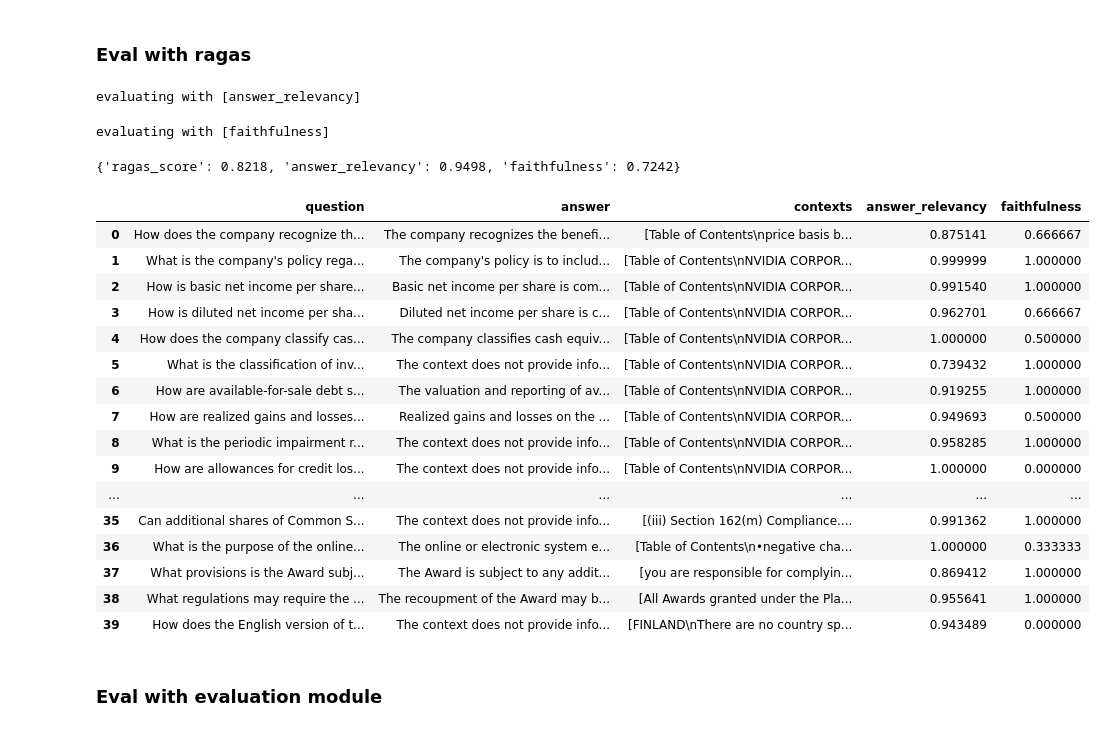
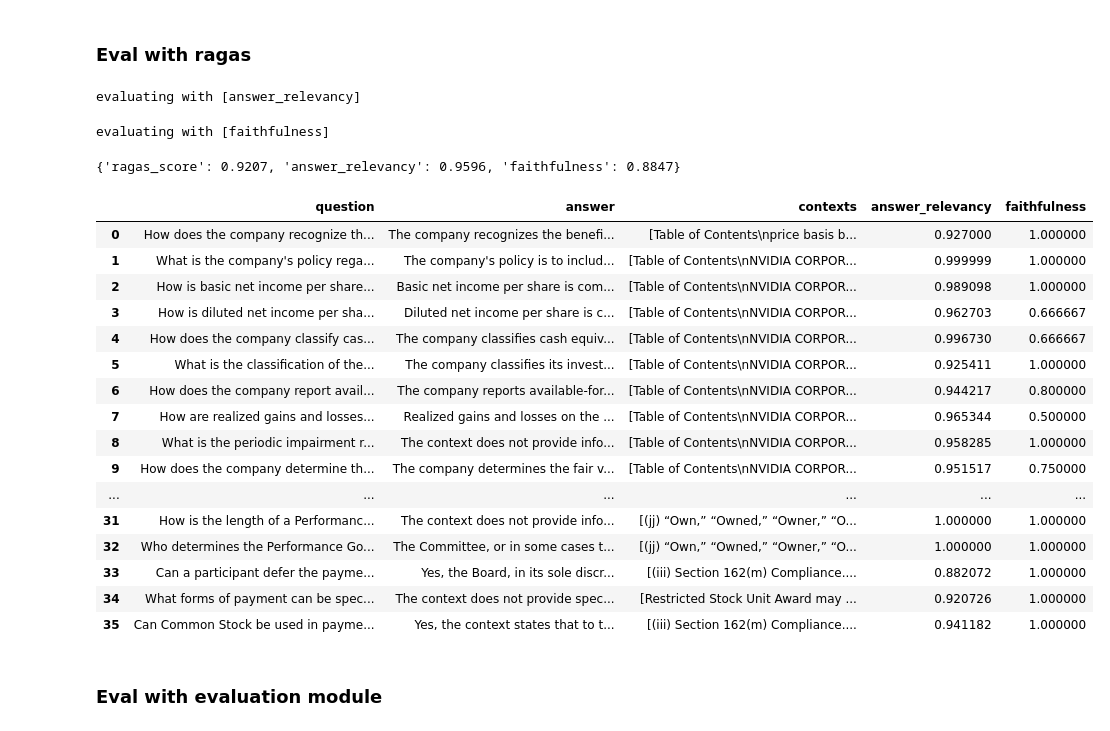
Before and after one commit to wenqiglantz/nvidia-sec-finetuning, a Jupyter notebook: nvidia_sec_finetuning.ipynb, the cells around one changed output. Drawn from its saved outputs; the diff is of its cells as text; code cells hidden in the pictures.

```diff
--- a/nvidia_sec_finetuning.ipynb
+++ b/nvidia_sec_finetuning.ipynb
@@ -411,8 +426,7 @@ from llama_index.callbacks import OpenAIFineTuningHandler
 from llama_index.callbacks import CallbackManager
 
 ft_context = ServiceContext.from_defaults(
-    llm=ft_llm,
-    context_window=2048,  # limit the context window artifically to test refine process
+    llm=ft_llm
 )
 # %%
 questions = []
@@ -448,28 +462,33 @@ ds = Dataset.from_dict(
 
 result = evaluate(ds, [answer_relevancy, faithfulness])
 print(result)
-result.to_pandas()
 # %% [output]
 evaluating with [answer_relevancy]
 evaluating with [faithfulness]
-{'ragas_score': 0.8218, 'answer_relevancy': 0.9498, 'faithfulness': 0.7242}
+{'ragas_score': 0.9207, 'answer_relevancy': 0.9596, 'faithfulness': 0.8847}
-|  | question | answer | contexts | answer_relevancy | faithfulness |
-| 0 | How does the company recognize th... | The company recognizes the benefi... | [Table of Contents\nprice basis b... | 0.875141 | 0.666667 |
-| 1 | What is the company's policy rega... | The company's policy is to includ... | [Table of Contents\nNVIDIA CORPOR... | 0.999999 | 1.000000 |
-| 2 | How is basic net income per share... | Basic net income per share is com... | [Table of Contents\nNVIDIA CORPOR... | 0.991540 | 1.000000 |
-| 3 | How is diluted net income per sha... | Diluted net income per share is c... | [Table of Contents\nNVIDIA CORPOR... | 0.962701 | 0.666667 |
-| 4 | How does the company classify cas... | The company classifies cash equiv... | [Table of Contents\nNVIDIA CORPOR... | 1.000000 | 0.500000 |
-| 5 | What is the classification of inv... | The context does not provide info... | [Table of Contents\nNVIDIA CORPOR... | 0.739432 | 1.000000 |
-| 6 | How are available-for-sale debt s... | The valuation and reporting of av... | [Table of Contents\nNVIDIA CORPOR... | 0.919255 | 1.000000 |
-| 7 | How are realized gains and losses... | Realized gains and losses on the ... | [Table of Contents\nNVIDIA CORPOR... | 0.949693 | 0.500000 |
-| 8 | What is the periodic impairment r... | The context does not provide info... | [Table of Contents\nNVIDIA CORPOR... | 0.958285 | 1.000000 |
-| 9 | How are allowances for credit los... | The context does not provide info... | [Table of Contents\nNVIDIA CORPOR... | 1.000000 | 0.000000 |
-| ... | ... | ... | ... | ... | ... |
-| 35 | Can additional shares of Common S... | The context does not provide info... | [(iii) Section 162(m) Compliance.... | 0.991362 | 1.000000 |
-| 36 | What is the purpose of the online... | The online or electronic system e... | [Table of Contents\n•negative cha... | 1.000000 | 0.333333 |
-| 37 | What provisions is the Award subj... | The Award is subject to any addit... | [you are responsible for complyin... | 0.869412 | 1.000000 |
-| 38 | What regulations may require the ... | The recoupment of the Award may b... | [All Awards granted under the Pla... | 0.955641 | 1.000000 |
-| 39 | How does the English version of t... | The context does not provide info... | [FINLAND\nThere are no country sp... | 0.943489 | 0.000000 |
+# %%
+import pandas as pd
+
+pd.set_option('display.max_colwidth', 200)
+result.to_pandas()
+# %% [output]
+|  | question | answer | contexts | answer_relevancy | faithfulness |
+| 0 | How does the company recognize th... | The company recognizes the benefi... | [Table of Contents\nprice basis b... | 0.927000 | 1.000000 |
+| 1 | What is the company's policy rega... | The company's policy is to includ... | [Table of Contents\nNVIDIA CORPOR... | 0.999999 | 1.000000 |
+| 2 | How is basic net income per share... | Basic net income per share is com... | [Table of Contents\nNVIDIA CORPOR... | 0.989098 | 1.000000 |
+| 3 | How is diluted net income per sha... | Diluted net income per share is c... | [Table of Contents\nNVIDIA CORPOR... | 0.962703 | 0.666667 |
+| 4 | How does the company classify cas... | The company classifies cash equiv... | [Table of Contents\nNVIDIA CORPOR... | 0.996730 | 0.666667 |
+| 5 | What is the classification of the... | The company classifies its invest... | [Table of Contents\nNVIDIA CORPOR... | 0.925411 | 1.000000 |
+| 6 | How does the company report avail... | The company reports available-for... | [Table of Contents\nNVIDIA CORPOR... | 0.944217 | 0.800000 |
+| 7 | How are realized gains and losses... | Realized gains and losses on the ... | [Table of Contents\nNVIDIA CORPOR... | 0.965344 | 0.500000 |
+| 8 | What is the periodic impairment r... | The context does not provide info... | [Table of Contents\nNVIDIA CORPOR... | 0.958285 | 1.000000 |
+| 9 | How does the company determine th... | The company determines the fair v... | [Table of Contents\nNVIDIA CORPOR... | 0.951517 | 0.750000 |
+| ... | ... | ... | ... | ... | ... |
+| 31 | How is the length of a Performanc... | The context does not provide info... | [(jj) “Own,” “Owned,” “Owner,” “O... | 1.000000 | 1.000000 |
+| 32 | Who determines the Performance Go... | The Committee, or in some cases t... | [(jj) “Own,” “Owned,” “Owner,” “O... | 1.000000 | 1.000000 |
+| 33 | Can a participant defer the payme... | Yes, the Board, in its sole discr... | [(iii) Section 162(m) Compliance.... | 0.882072 | 1.000000 |
+| 34 | What forms of payment can be spec... | The context does not provide spec... | [Restricted Stock Unit Award may ... | 0.920726 | 1.000000 |
+| 35 | Can Common Stock be used in payme... | Yes, the context states that to t... | [(iii) Section 162(m) Compliance.... | 0.941182 | 1.000000 |
 # %% [markdown]
 ### Eval with evaluation module
 # %%
```
Also changed, not shown: parts of 19 cells of this notebook.
